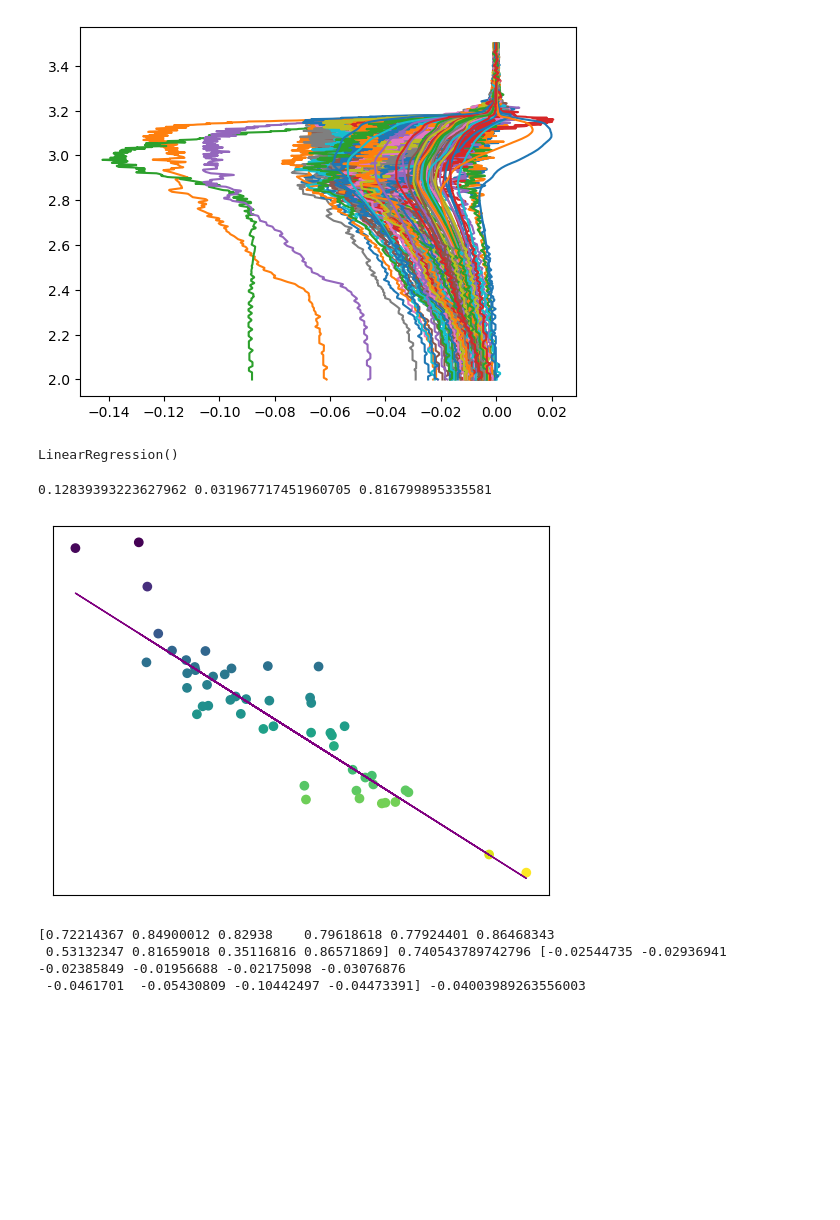
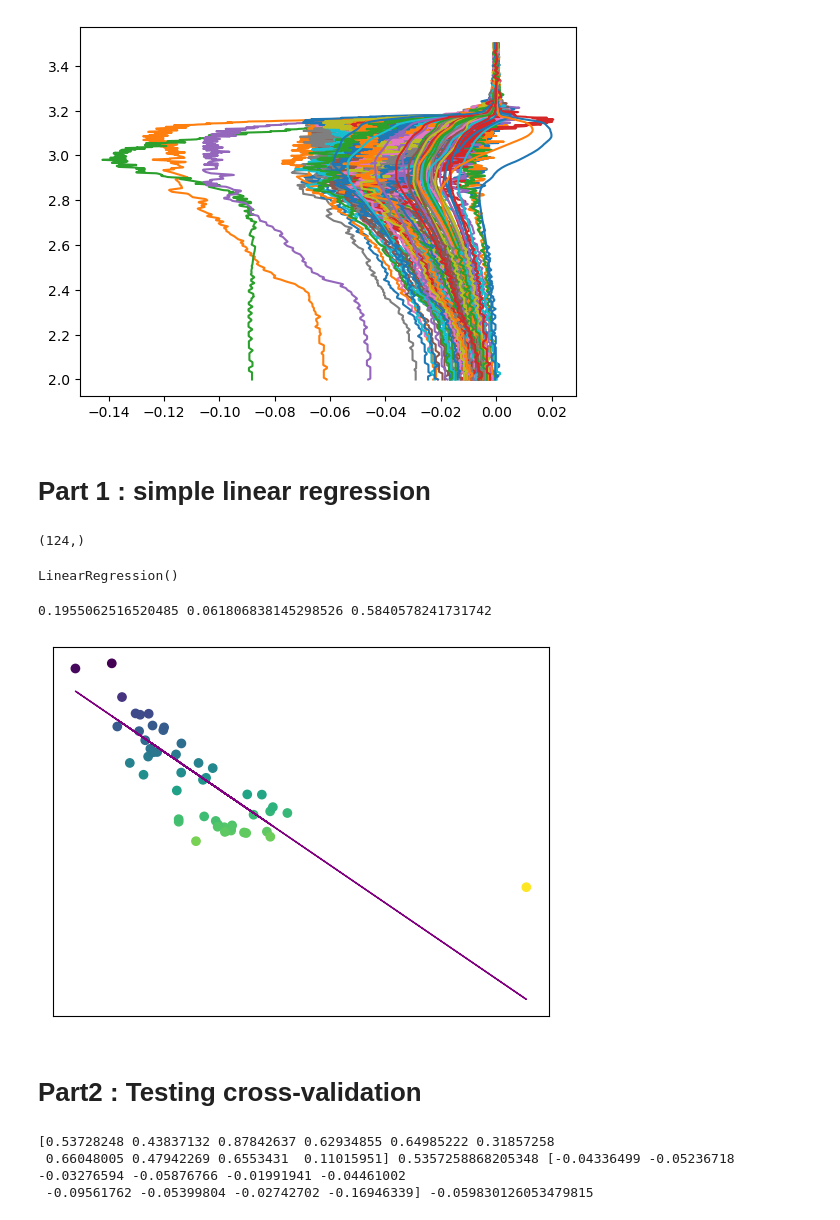
Before and after one commit to NAB27/Battery-cycle-life, a Jupyter notebook: viz.ipynb, the cells around one changed output. Cells and saved outputs as stored; diff of their text form; code cells hidden in the pictures; blank space fills up the shorter version.

```diff
--- a/viz.ipynb
+++ b/viz.ipynb
@@ -27,10 +30,10 @@ for i in range(1000):
 [figure]
 # %%
 x0 = [data[key]['summary']['QD'] for key in data.keys()]
-# for i in range(len(x0)):
-#     plt.plot(x0[i][:1000])
+for i in range(len(x0)):
+    plt.plot(x0[i][:1000])
 
-plt.plot(x0[5][:1000])
+
 plt.ylim(0.88,1.1)
 
 plt.xlabel('cycles')
@@ -68,0 +83,3 @@ min_deltaq = [np.log(abs(min(i))) for i in delta_Q]
+# %%
+# experimenting with delta_Q surface
+sum_delta_Q = [abs(sum(delta_Q[i])) for i in range(len(delta_Q))]
@@ -77,11 +149,15 @@ print(xxx[0][0].shape)
 # %% [output]
 (1000,)
 [figure]
+# %% [markdown]
+# Part 1 : simple linear regression
 # %%
 # testing our first model
 Y = cycles #prediction
-X = min_deltaq
+X = sum_delta_Q #features
 X_train, X_test, y_train, y_test = train_test_split(X, Y, test_size=0.4)
+# %% [output]
+(124,)
 # %%
 # transforming the 1D array to 2D array
 X_trainn = np.array(X_train)
@@ -97,29 +173,31 @@ LinearRegression()
 # %%
 
 # Evaluate the model on the test data
-y_pred = model.predict(X_testt.reshape(-1,1))
-mae = mean_absolute_error(y_testt, y_pred)
-mse = mean_squared_error(y_testt, y_pred)
-r2 = r2_score(y_testt, y_pred)
+y_predd = model.predict(X_testt.reshape(-1,1))
+mae = mean_absolute_error(y_testt, y_predd)
+mse = mean_squared_error(y_testt, y_predd)
+r2 = r2_score(y_testt, y_predd)
 print(mae, mse, r2)
 # %% [output]
-0.12839393223627962 0.031967717451960705 0.816799895335581
+0.1955062516520485 0.061806838145298526 0.5840578241731742
 # %%
 # Plot outputs
 plt.scatter(X_testt, y_testt, c=y_testt, cmap='viridis_r')
-plt.plot(X_testt, y_pred, color="purple", linewidth=1)
+plt.plot(X_testt, y_predd, color="purple", linewidth=1)
 
 plt.xticks(())
 plt.yticks(())
 
 plt.show()
 # %% [output]
-[figure, old version]
+[figure, new version]
 # %%
 # Professor's notes :
 # try linear combination with other features, add a penalisation (L2), have a metric (mae...)
 # report : dont develop the general context too much (1 or 2 slides)
 # make the presentation fun, students oriented..
+# %% [markdown]
+# Part2 : Testing cross-validation
 # %%
 # trying cross validation 'cause why not?
 # then I need desactivate the previous blocks yikes
@@ -129,6 +207,6 @@ scores_mse = cross_val_score(lm, X_trainn.reshape(-1,1), y_trainn, scoring='neg_
 # %%
 print(scores_r2, np.mean(scores_r2), scores_mse, np.mean(scores_mse))
 # %% [output]
-[0.72214367 0.84900012 0.82938    0.79618618 0.77924401 0.86468343
- 0.53132347 0.81659018 0.35116816 0.86571869] 0.740543789742796 [-0.02544735 -0.02936941 -0.02385849 -0.01956688 -0.02175098 -0.03076876
- -0.0461701  -0.05430809 -0.10442497 -0.04473391] -0.04003989263556003
+[0.53728248 0.43837132 0.87842637 0.62934855 0.64985222 0.31857258
+ 0.66048005 0.47942269 0.6553431  0.11015951] 0.5357258868205348 [-0.04336499 -0.05236718 -0.03276594 -0.05876766 -0.01991941 -0.04461002
+ -0.09561762 -0.05399804 -0.02742702 -0.16946339] -0.059830126053479815
```
Also changed, not shown: parts of 17 cells of this notebook.
